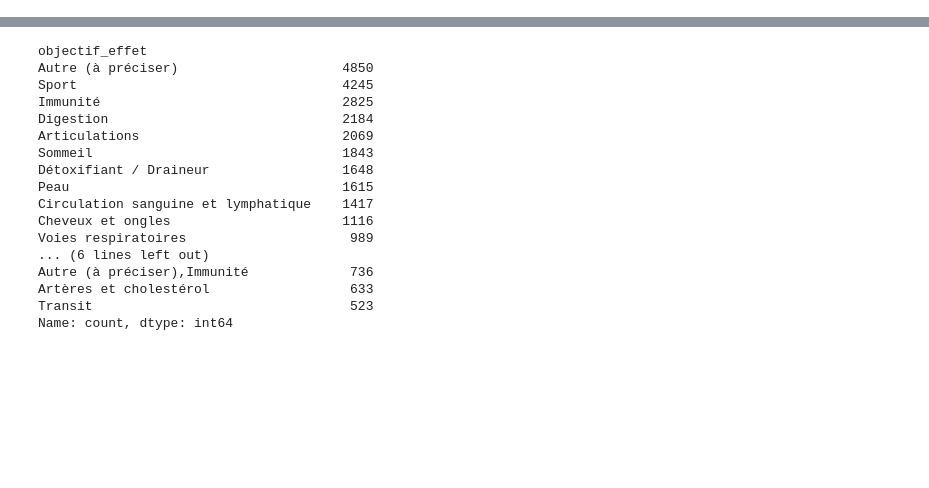
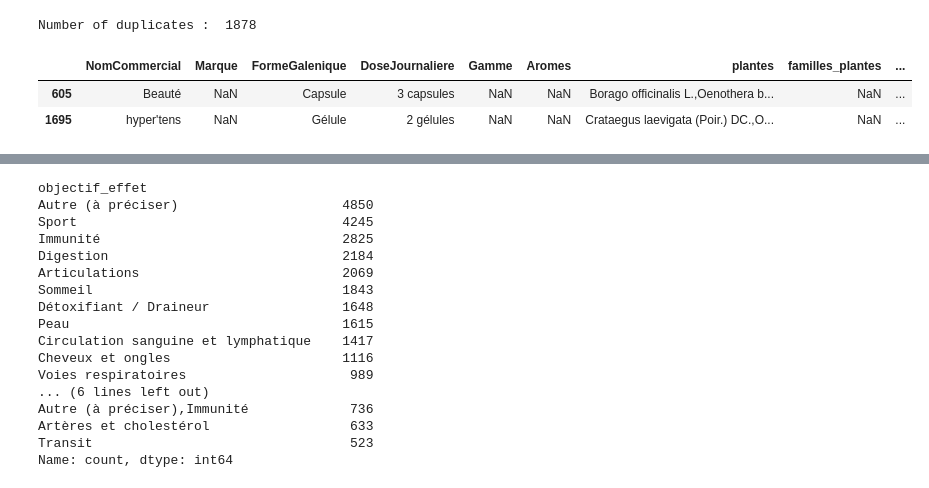
Before and after one commit to RamiroHR/hackathon_complements_alimentaires, a Jupyter notebook: Data_Exploration.ipynb, the cells around one changed output, grey strips where cells are left out. Saved outputs shown, nothing was run; the diff lists cells and outputs as text; code cells hidden in the pictures; blank space fills up the shorter version.

```diff
--- a/Data_Exploration.ipynb
+++ b/Data_Exploration.ipynb
@@ -36,0 +112,20 @@ df_complements.head()
+# %%
+## Find some duplicates only among key fields included in the 'identifying_cols' list:
+
+num_examples = 2
+
+identifying_cols = ['NomCommercial', 'Marque', 'FormeGalenique', 'DoseJournaliere', 'Gamme', 'Aromes']  #,'ResponsableEtiquetage'
+identifying_cols_extra = ['plantes','familles_plantes','parties_plantes','autres_ingredients']
+identifying_cols.extend(identifying_cols_extra)
+
+## number of duplicates
+print("Number of duplicates : ", df_complements.duplicated(subset=identifying_cols).sum(), '\n')
+
+## display some duplicates
+to_drop = df_complements.columns.difference(identifying_cols)
+display(df_complements[df_complements.duplicated(subset=identifying_cols)].drop(to_drop, axis=1).head(num_examples))
+# %% [output]
+Number of duplicates :  1878
+|  | NomCommercial | Marque | FormeGalenique | DoseJournaliere | Gamme | Aromes | plantes | familles_plantes | ... |
+| 605 | Beauté | NaN | Capsule | 3 capsules | NaN | NaN | Borago officinalis L.,Oenothera b... | NaN | ... |
+| 1695 | hyper'tens | NaN | Gélule | 2 gélules | NaN | NaN | Crataegus laevigata (Poir.) DC.,O... | NaN | ... |
```
Also changed, not shown: parts of 24 cells of this notebook, 3 other files.
